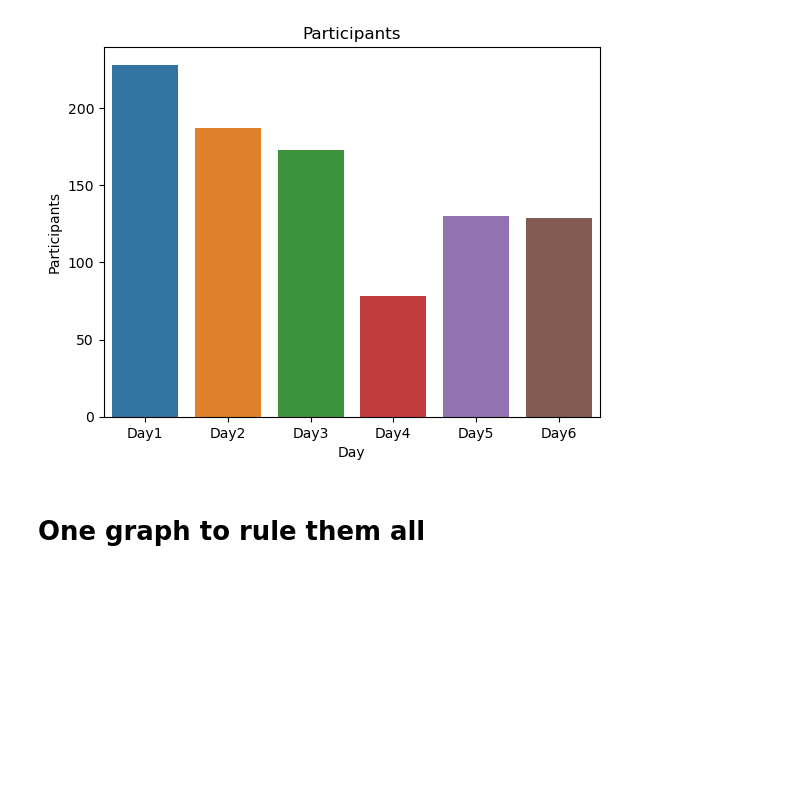
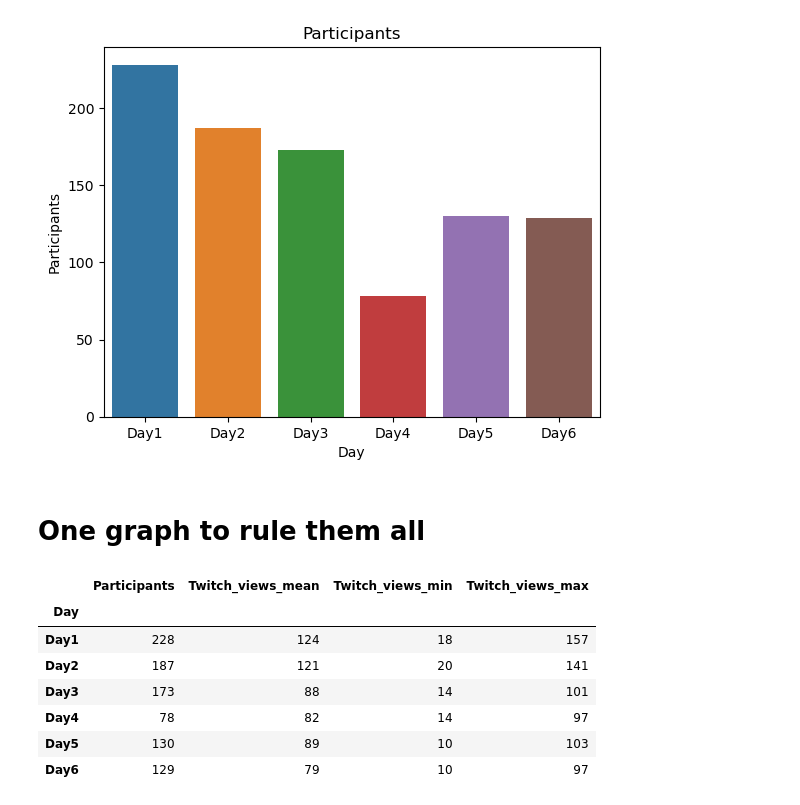
Before and after one commit to coderefinery/workshop-stats, a Jupyter notebook: Twitch_Zoom_stats.ipynb, the cells around one changed output. Drawn from its saved outputs; the diff is of its cells as text; code cells hidden in the pictures; blank space fills up the shorter version.

Commit message:
One graph about twitch and zoom

```diff
--- a/Twitch_Zoom_stats.ipynb
+++ b/Twitch_Zoom_stats.ipynb
@@ -68,11 +68,19 @@ for i,df in enumerate(DFs, start=1):
 #    plt.show()
 # %% [output]
 [figure]
+# %%
+# Collect min max etc to lists
+Viewers_mean = []
+Viewers_min = []
+Viewers_max = []
 # %%
 for i,df in enumerate(DFs, start=1):
     print("Day {} viewers mean:".format(i), df.Viewers.mean())
+    Viewers_mean.append(df.Viewers.mean().astype(int))
     print("Day {} viewers min:".format(i), df.Viewers.min())
+    Viewers_min.append(df.Viewers.min().astype(int))
     print("Day {} viewers max:".format(i), df.Viewers.max())
+    Viewers_max.append(df.Viewers.max().astype(int))
     print("Day {} new followers:".format(i), df["New Followers"].sum())
     print("Day {} chatters:".format(i), df["Chatters"].sum())
     print("Day {} subscriptions:".format(i), df["Subscriptions"].sum())
@@ -159,0 +174,18 @@ sns.barplot(x=zoomDF.index, y=zoomDF.columns[1], data=zoomDF).set(title=zoomDF.c
+# %%
+#combined_DF = zoomDF.copy(deep = True)
+combined_DF = zoomDF.drop("Duration (Minutes)",axis=1).copy(deep = True)
+# %%
+combined_DF["Twitch_views_mean"] = Viewers_mean
+combined_DF["Twitch_views_min"] = Viewers_min
+combined_DF["Twitch_views_max"] = Viewers_max
+# %%
+combined_DF
+# %% [output]
+|  | Participants | Twitch_views_mean | Twitch_views_min | Twitch_views_max |
+| Day |  |  |  |  |
+| Day1 | 228 | 124 | 18 | 157 |
+| Day2 | 187 | 121 | 20 | 141 |
+| Day3 | 173 | 88 | 14 | 101 |
+| Day4 | 78 | 82 | 14 | 97 |
+| Day5 | 130 | 89 | 10 | 103 |
+| Day6 | 129 | 79 | 10 | 97 |
```
Also changed, not shown: parts of 2 cells of this notebook, 1 other file.
